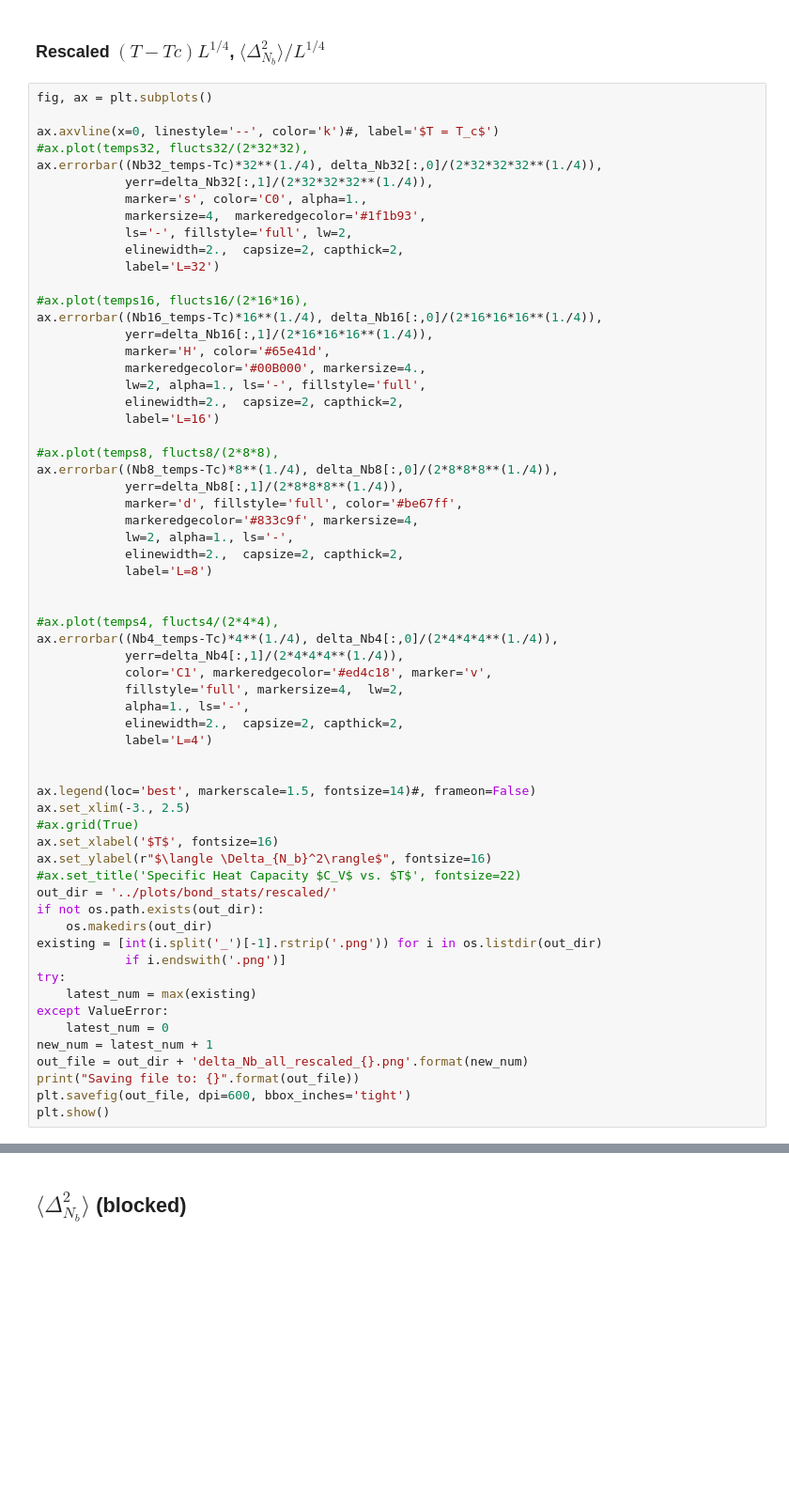
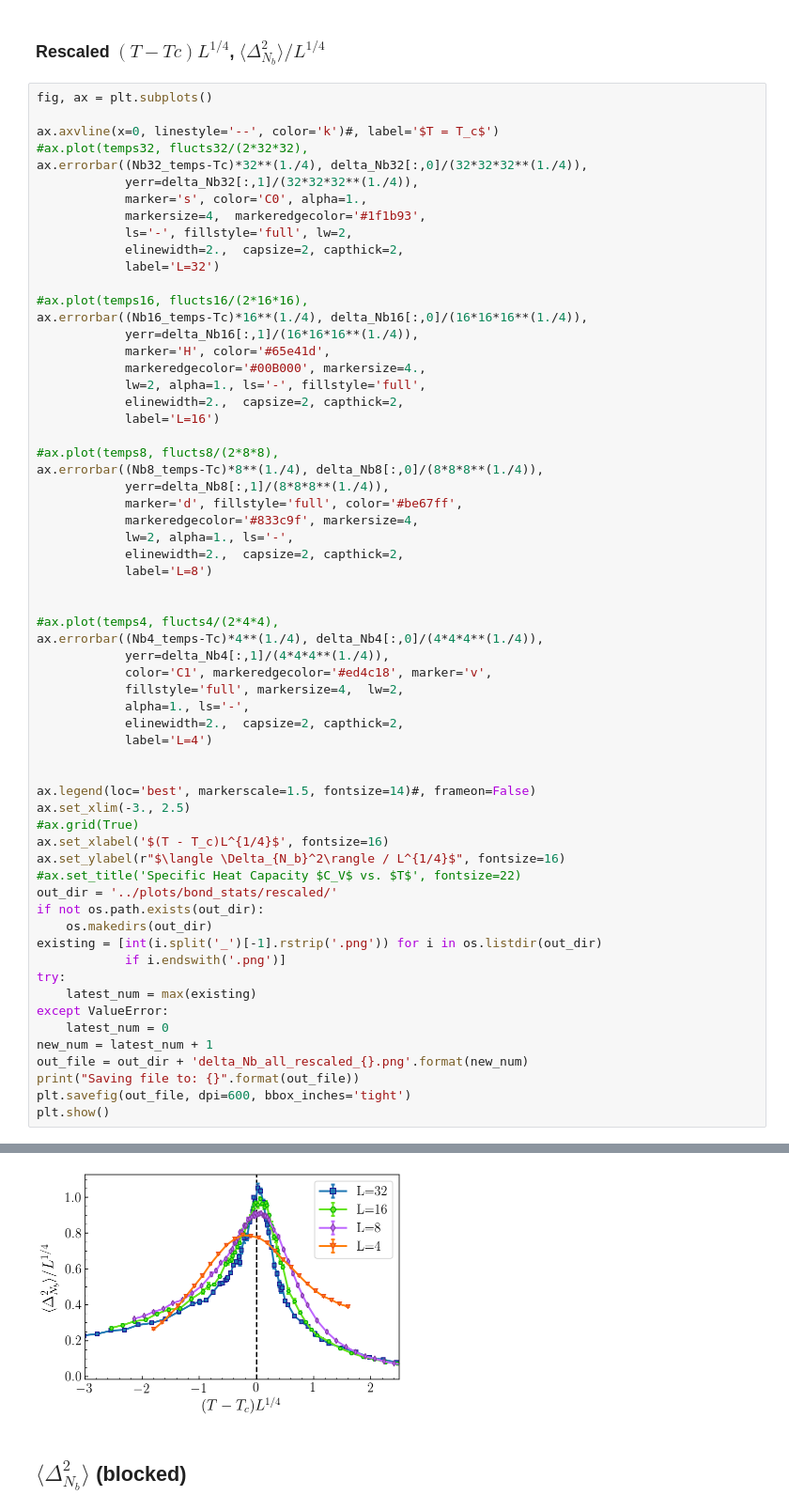
Before and after one commit to saforem2/worm_algorithm, a Jupyter notebook: worm_algorithm/worm_algorithm.ipynb, the cells around one changed output, grey strips where cells are left out. Shown at 94% size. Saved outputs shown, nothing was run; the diff lists cells and outputs as text; blank space fills up the shorter version.

```diff
--- a/worm_algorithm/worm_algorithm.ipynb
+++ b/worm_algorithm/worm_algorithm.ipynb
@@ -723,8 +632,8 @@ fig, ax = plt.subplots()
 
 ax.axvline(x=0, linestyle='--', color='k')#, label='$T = T_c$')
 #ax.plot(temps32, flucts32/(2*32*32),
-ax.errorbar((Nb32_temps-Tc)*32**(1./4), delta_Nb32[:,0]/(2*32*32*32**(1./4)),
-            yerr=delta_Nb32[:,1]/(2*32*32*32**(1./4)),
+ax.errorbar((Nb32_temps-Tc)*32**(1./4), delta_Nb32[:,0]/(32*32*32**(1./4)),
+            yerr=delta_Nb32[:,1]/(32*32*32**(1./4)),
             marker='s', color='C0', alpha=1.,
             markersize=4,  markeredgecolor='#1f1b93',
             ls='-', fillstyle='full', lw=2,
@@ -732,8 +641,8 @@ ax.errorbar((Nb32_temps-Tc)*32**(1./4), delta_Nb32[:,0]/(2*32*32*32**(1./4)),
             label='L=32')
 
 #ax.plot(temps16, flucts16/(2*16*16),
-ax.errorbar((Nb16_temps-Tc)*16**(1./4), delta_Nb16[:,0]/(2*16*16*16**(1./4)),
-            yerr=delta_Nb16[:,1]/(2*16*16*16**(1./4)),
+ax.errorbar((Nb16_temps-Tc)*16**(1./4), delta_Nb16[:,0]/(16*16*16**(1./4)),
+            yerr=delta_Nb16[:,1]/(16*16*16**(1./4)),
             marker='H', color='#65e41d',
             markeredgecolor='#00B000', markersize=4.,
             lw=2, alpha=1., ls='-', fillstyle='full',
@@ -741,8 +650,8 @@ ax.errorbar((Nb16_temps-Tc)*16**(1./4), delta_Nb16[:,0]/(2*16*16*16**(1./4)),
             label='L=16')
 
 #ax.plot(temps8, flucts8/(2*8*8),
-ax.errorbar((Nb8_temps-Tc)*8**(1./4), delta_Nb8[:,0]/(2*8*8*8**(1./4)),
-            yerr=delta_Nb8[:,1]/(2*8*8*8**(1./4)),
+ax.errorbar((Nb8_temps-Tc)*8**(1./4), delta_Nb8[:,0]/(8*8*8**(1./4)),
+            yerr=delta_Nb8[:,1]/(8*8*8**(1./4)),
             marker='d', fillstyle='full', color='#be67ff',
             markeredgecolor='#833c9f', markersize=4,
             lw=2, alpha=1., ls='-',
@@ -751,8 +660,8 @@ ax.errorbar((Nb8_temps-Tc)*8**(1./4), delta_Nb8[:,0]/(2*8*8*8**(1./4)),
 
 
 #ax.plot(temps4, flucts4/(2*4*4),
-ax.errorbar((Nb4_temps-Tc)*4**(1./4), delta_Nb4[:,0]/(2*4*4*4**(1./4)),
-            yerr=delta_Nb4[:,1]/(2*4*4*4**(1./4)),
+ax.errorbar((Nb4_temps-Tc)*4**(1./4), delta_Nb4[:,0]/(4*4*4**(1./4)),
+            yerr=delta_Nb4[:,1]/(4*4*4**(1./4)),
             color='C1', markeredgecolor='#ed4c18', marker='v',
             fillstyle='full', markersize=4,  lw=2,
             alpha=1., ls='-',
@@ -763,8 +672,8 @@ ax.errorbar((Nb4_temps-Tc)*4**(1./4), delta_Nb4[:,0]/(2*4*4*4**(1./4)),
 ax.legend(loc='best', markerscale=1.5, fontsize=14)#, frameon=False)
 ax.set_xlim(-3., 2.5)
 #ax.grid(True)
-ax.set_xlabel('$T$', fontsize=16)
-ax.set_ylabel(r"$\langle \Delta_{N_b}^2\rangle$", fontsize=16)
+ax.set_xlabel('$(T - T_c)L^{1/4}$', fontsize=16)
+ax.set_ylabel(r"$\langle \Delta_{N_b}^2\rangle / L^{1/4}$", fontsize=16)
 #ax.set_title('Specific Heat Capacity $C_V$ vs. $T$', fontsize=22)
 out_dir = '../plots/bond_stats/rescaled/'
 if not os.path.exists(out_dir):
@@ -787,3 +703,4 @@ Saving file to: ../plots/bond_stats/rescaled/delta_Nb_all_rescaled_3.png
+[figure, added]
 # %% [markdown]
 ## $\langle \Delta_{N_b}^2\rangle$ (blocked)
 # %%
```
Also changed, not shown: parts of 31 cells of this notebook, 1 other file.
